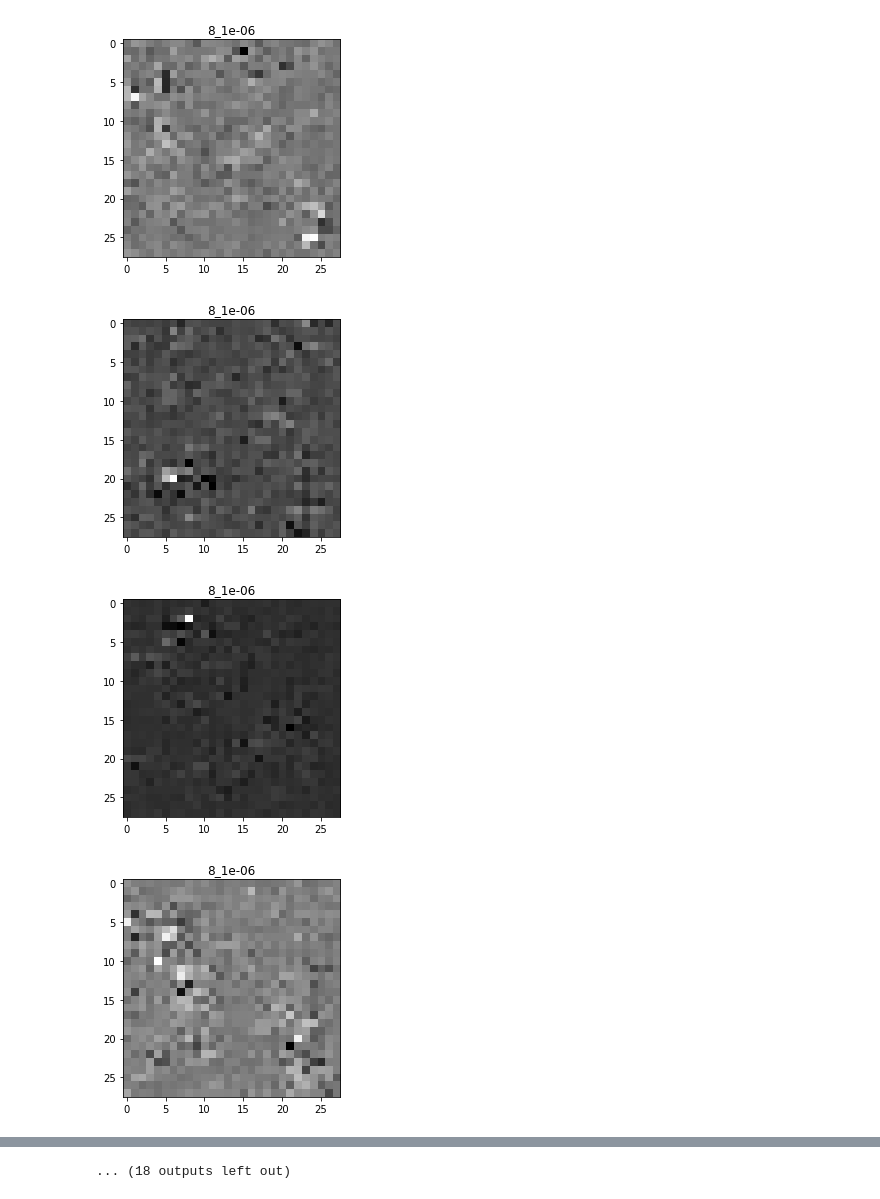
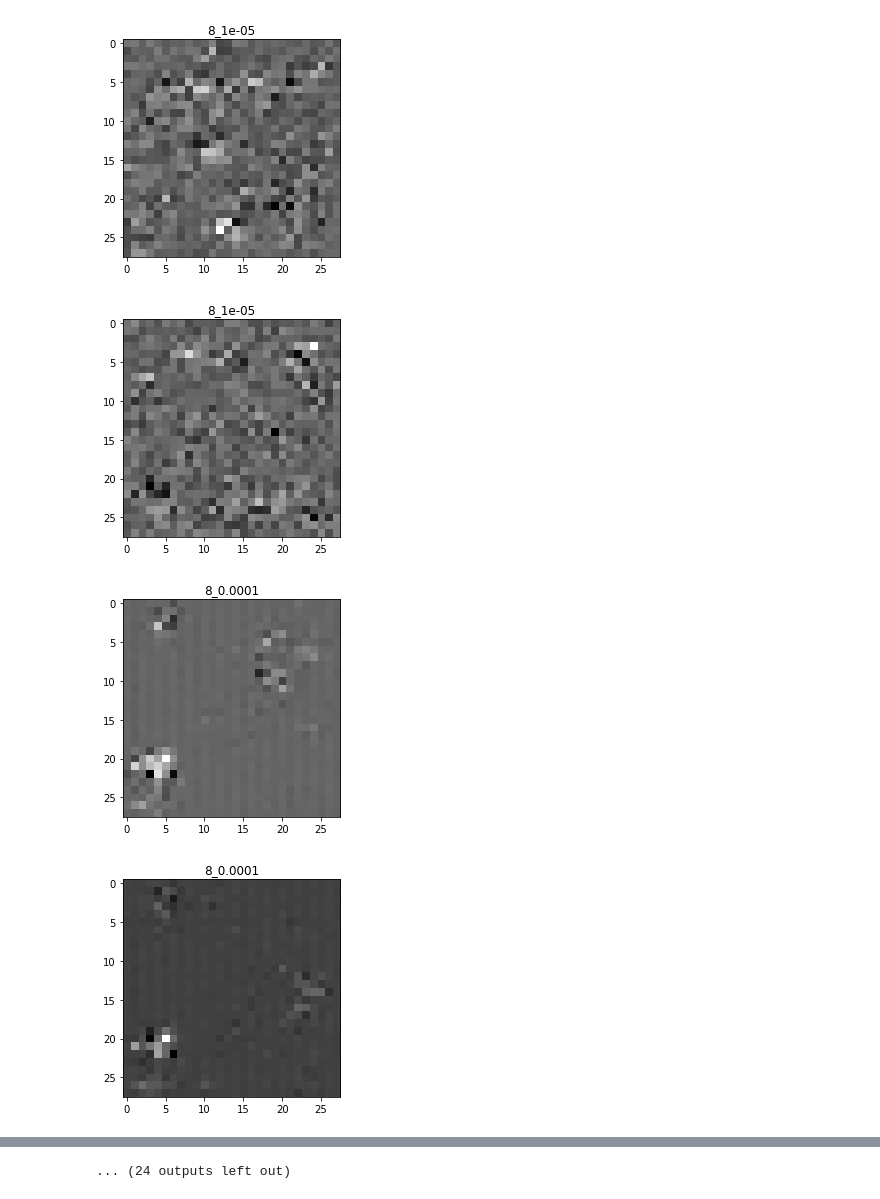
Before and after one commit to EthanMWalker/flow, a Jupyter notebook: gmm_vis.ipynb, the cells around one changed output, grey strips where cells are left out. Saved outputs shown, nothing was run; the diff lists cells and outputs as text; code cells hidden in the pictures.

```diff
--- a/gmm_vis.ipynb
+++ b/gmm_vis.ipynb
@@ -27,9 +28,9 @@ print(f'{np.round(gmm.covariances_,2)}')
 # %%
-data = datasets.load_digits()['data']
+# data = datasets.load_digits()['data']
 
-gmm = GaussianMixture(10, 'full', max_iter=5000)
+# gmm = GaussianMixture(10, 'full', max_iter=50000)
 
-gmm = gmm.fit(data)
+# gmm = gmm.fit(data)
 
-samples = gmm.sample(10)
+# samples = gmm.sample(10)
 # %%
@@ -59,9 +47,9 @@ for i in range(10):
 # %%
-for size in [8,16,32]:
-    for lr in ['1e-06']:
-        with open(f'chkpt/mnist_gmm_samples_{size}_{lr}.pickle','rb') as in_file:
+for size in [8,16,32,64]:
+    for lr in ['1e-06', '1e-05', '0.0001']:
+        with open(f'chkpt/mnist_gmm_rand_samples_{size}_{lr}.pickle','rb') as in_file:
             samples = pickle.load(in_file)['sample']
-        for sample in samples[:10]:
+        for sample in samples[:3]:
             plt.imshow(sample[0], cmap='gray')
             plt.title(f'{size}_{lr}')
             plt.show()
@@ -73,4 +61,4 @@ for size in [8,16,32]:
-[figure, old version]
+[figure, new version]
-[figure, old version]
+[figure, new version]
-[figure, old version]
+[figure, new version]
-[figure, old version]
+[figure, new version]
@@ -81,2 +69,2 @@ for size in [8,16,32]:
-... (18 outputs left out)
+... (24 outputs left out)
 # %%
```
Also changed, not shown: parts of 9 cells of this notebook, 2 other files.
